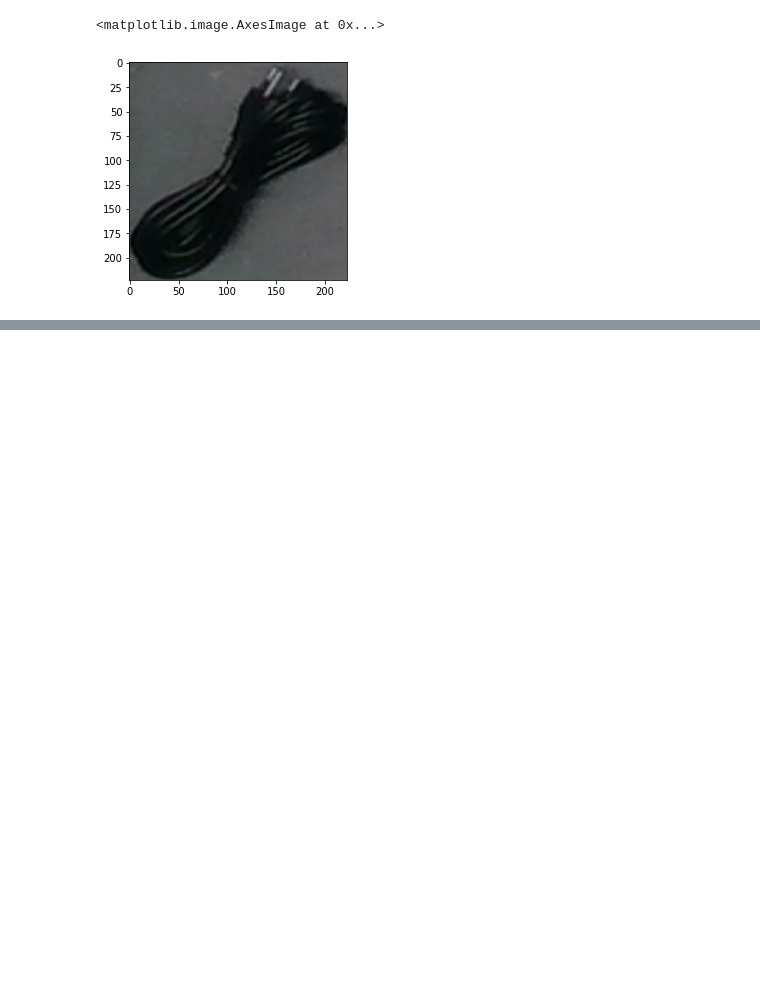
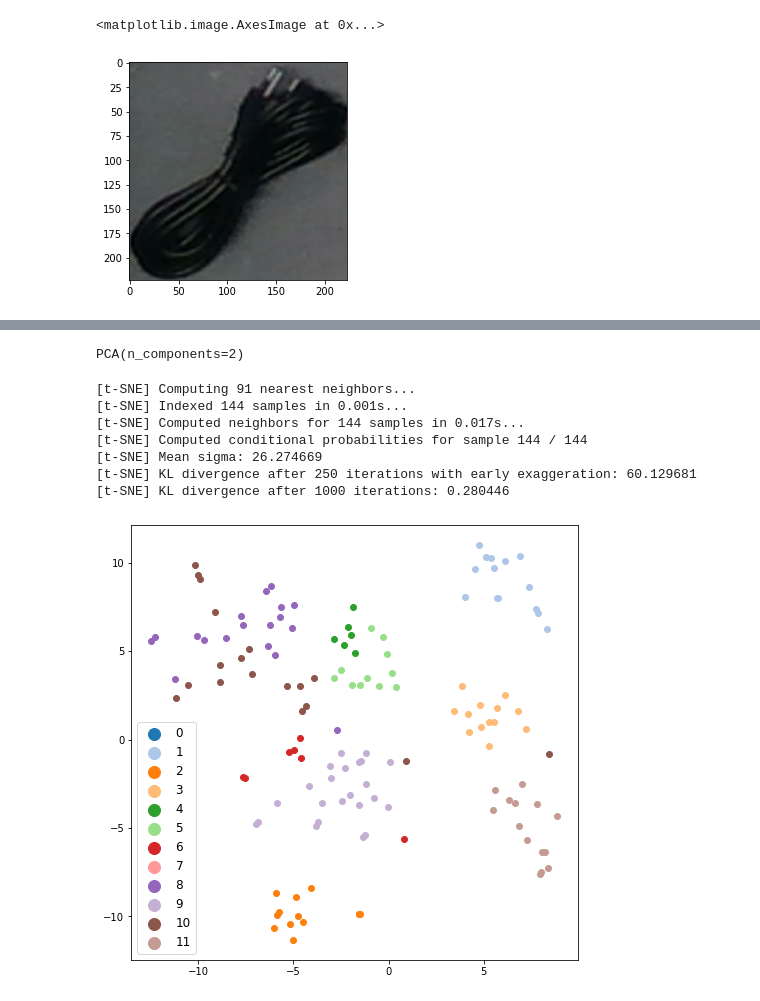
Before and after one commit to LLynd/KNUMxGolemMLHackaton2022, a Jupyter notebook: src/notebooks/Weronika.ipynb, the cells around one changed output, grey strips where cells are left out. Cells and saved outputs as stored; diff of their text form; code cells hidden in the pictures; blank space fills up the shorter version.

```diff
--- a/src/notebooks/Weronika.ipynb
+++ b/src/notebooks/Weronika.ipynb
@@ -33,7 +34,7 @@ def load_data(mode):
         y.append(instance['category_id'])
 
         im = imageio.imread(images_path+images.loc[images['id']==im_id]['file_name'].values[0])
-        X.append(im[bbox[1]:bbox[1]+bbox[3], bbox[0]:bbox[0]+bbox[2]])
+        X.append(np.asarray(im[bbox[1]:bbox[1]+bbox[3], bbox[0]:bbox[0]+bbox[2]]))
         y_desc.append(categories.loc[categories['id']==instance['category_id']]['name'].values[0])
 
     df['X'] = X
@@ -71,0 +138,2 @@ model = tf.keras.applications.EfficientNetB7(
+# %%
+X, y = preprocessing(df)
@@ -71,0 +142,6 @@ model = tf.keras.applications.EfficientNetB7(
+# %%
+pca = PCA(n_components=2)
+# %%
+pca.fit(emb_b7_1)
+# %% [output]
+PCA(n_components=2)
@@ -71,0 +150,26 @@ model = tf.keras.applications.EfficientNetB7(
+# %%
+from sklearn.manifold import TSNE
+from matplotlib import cm
+import matplotlib.pyplot as plt
+
+# Create a two dimensional t-SNE projection of the embeddings
+tsne = TSNE(2, verbose=1)
+tsne_proj = tsne.fit_transform(emb_b7_1)
+# Plot those points as a scatter plot and label them based on the pred labels
+cmap = cm.get_cmap('tab20')
+fig, ax = plt.subplots(figsize=(8,8))
+num_categories = 12
+for lab in range(num_categories):
+    indices = y==lab
+    ax.scatter(tsne_proj[indices[:,0],0],tsne_proj[indices[:,0],1], c=np.array(cmap(lab)).reshape(1,4), label = lab ,alpha=1)
+ax.legend(fontsize='large', markerscale=2)
+plt.show()
+# %% [output]
+[t-SNE] Computing 91 nearest neighbors...
+[t-SNE] Indexed 144 samples in 0.001s...
+[t-SNE] Computed neighbors for 144 samples in 0.017s...
+[t-SNE] Computed conditional probabilities for sample 144 / 144
+[t-SNE] Mean sigma: 26.274669
+[t-SNE] KL divergence after 250 iterations with early exaggeration: 60.129681
+[t-SNE] KL divergence after 1000 iterations: 0.280446
+[figure, added]
```
Also changed, not shown: parts of 12 cells of this notebook.
